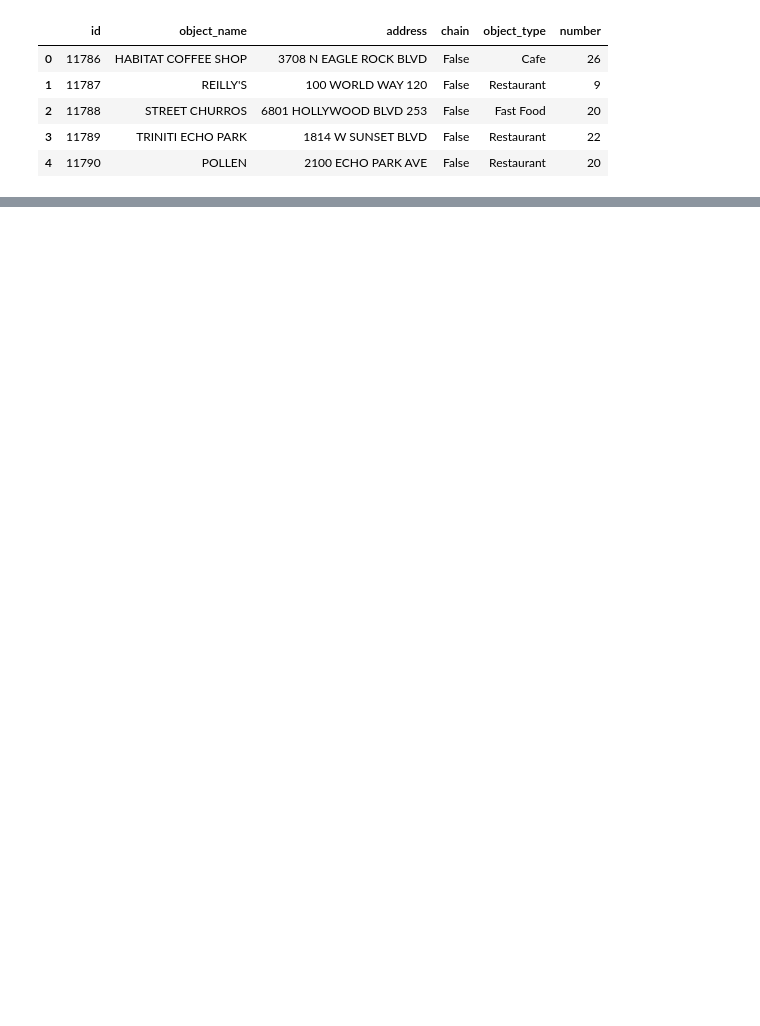
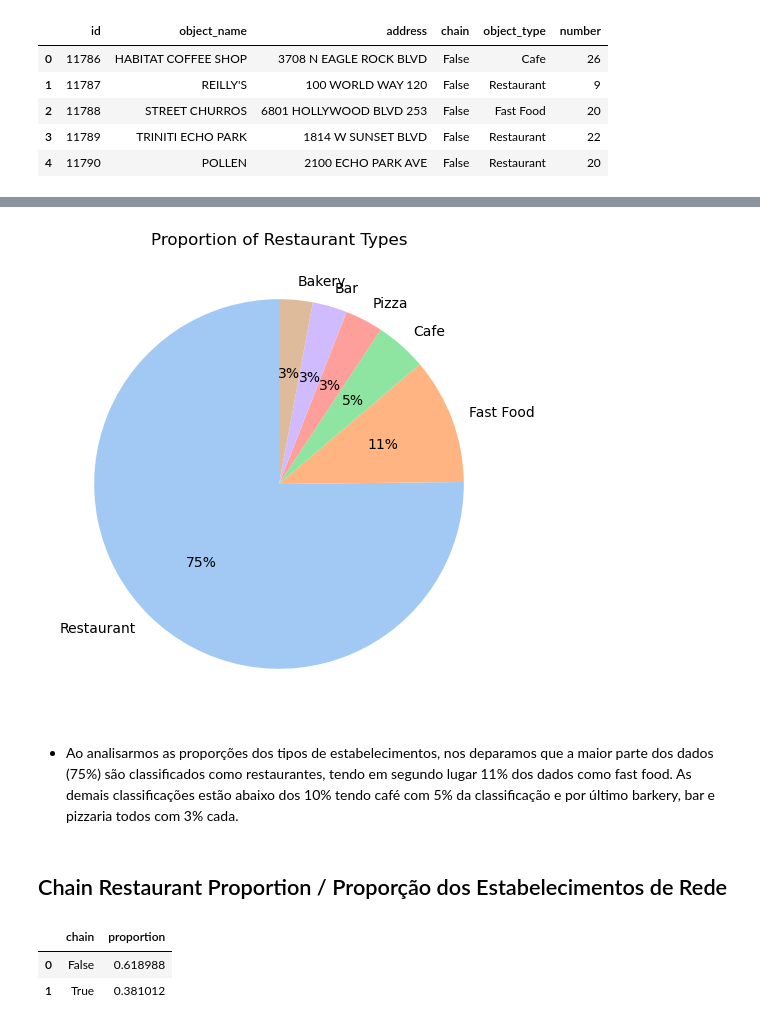
Before and after one commit to RafaelGenari/Bootcamp-Project-Report_History_with_Data, a Jupyter notebook: Notebooks/EDA.ipynb, the cells around one changed output, grey strips where cells are left out. Saved outputs shown, nothing was run; the diff lists cells and outputs as text; code cells hidden in the pictures; blank space fills up the shorter version.

```diff
--- a/Notebooks/EDA.ipynb
+++ b/Notebooks/EDA.ipynb
@@ -46,5 +38,5 @@ rest_log.head()
 | 3 | 11789 | TRINITI ECHO PARK | 1814 W SUNSET BLVD | False | Restaurant | 22 |
 | 4 | 11790 | POLLEN | 2100 ECHO PARK AVE | False | Restaurant | 20 |
 # %%
-rest_log['id'] = rest_log['id'].astype(str)
-rest_log.rename(columns = {'number': 'seats_number'}, inplace = True)
+rest_log['id'] = rest_log['id'].astype(str) # changing data type / alterando tipo de dado
+rest_log.rename(columns = {'number': 'seats_number', 'object_name': 'restaurant_name'}, inplace = True) # renomeando coluna number / renaming number column
@@ -68,0 +80,3 @@ memory usage: 452.5+ KB
+# %%
+object_type_proportion = rest_log['object_type'].value_counts(normalize=True).reset_index() # creating a dataframe with the proportions of each type of object / criando um dataframe com proporções de cada tipo de objeto
+object_type_proportion
@@ -68,0 +91,21 @@ memory usage: 452.5+ KB
+# %%
+# graphic with the proportions of each type of object / gráfico com proporções de cada tipo de objeto
+
+
+plt.figure(figsize = (8,6))
+plt.pie(object_type_proportion['proportion'], labels = object_type_proportion['object_type'], autopct = '%1.0f%%' , startangle = 90 , colors = sns.color_palette('pastel'))
+plt.title('Proportion of Restaurant Types')
+plt.show();
+# %% [output]
+[figure, added]
+# %% [markdown]
+- Ao analisarmos as proporções dos tipos de estabelecimentos, nos deparamos que a maior parte dos dados (75%) são classificados como restaurantes, tendo em segundo lugar 11% dos dados como fast food. As demais classificações estão abaixo dos 10% tendo café com 5% da classificação e por último barkery, bar e pizzaria todos com 3% cada.
+# %% [markdown]
+## Chain Restaurant Proportion / Proporção dos Estabelecimentos de Rede
+# %%
+chain_proportion = rest_log['chain'].value_counts(normalize=True).reset_index() # creating a dataframe with the proportions of each type of object (chain or not) / criando um dataframe com proporções de cada tipo de objeto (rede ou não)
+chain_proportion
+# %% [output]
+|  | chain | proportion |
+| 0 | False | 0.618988 |
+| 1 | True | 0.381012 |
```
Also changed, not shown: parts of 40 cells of this notebook.
